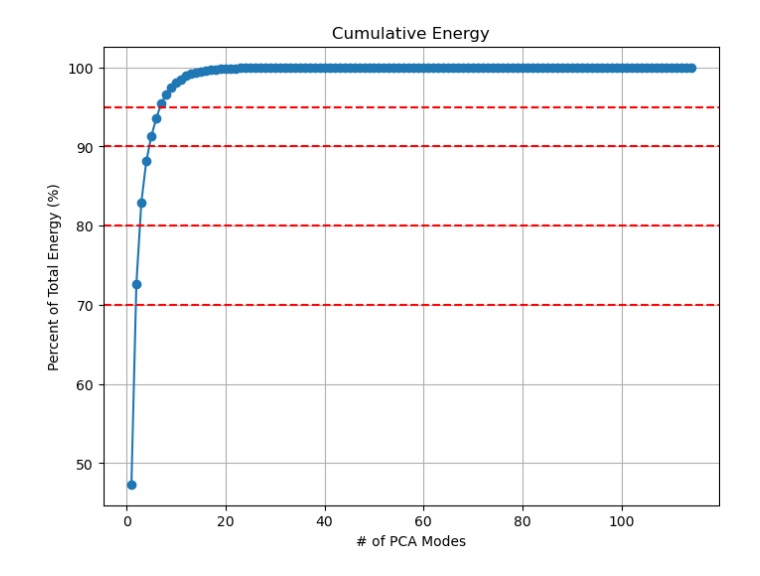
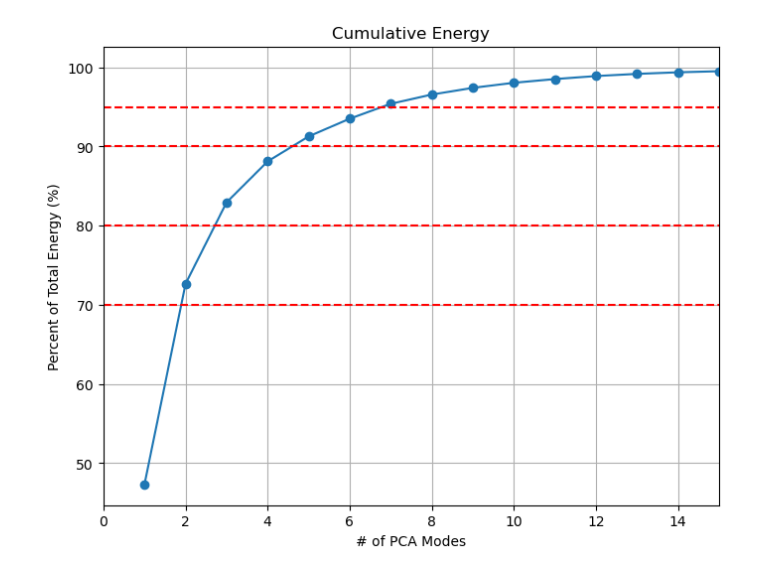
Before and after one commit to jadeglaister/AMATH582, a Jupyter notebook: HW2/hw2_code.ipynb, the cells around one changed output. Saved outputs shown, nothing was run; the diff lists cells and outputs as text; code cells hidden in the pictures.

```diff
--- a/HW2/hw2_code.ipynb
+++ b/HW2/hw2_code.ipynb
@@ -5,18 +7,18 @@ import matplotlib.pyplot as plt
 # %%
-# Import each sample, flatten each sample, put into X_tr (15,11400)
-num_sampertype = 5
-num_types = 3
-num_samples = num_sampertype*num_types
-num_feats = 114
-num_timesteps = 100
+# Import each training sample, put into matrix so X_tr is (114,1500)
+num_sampertype_tr = 5
+num_types_tr = 3
+num_samples_tr = num_sampertype_tr*num_types_tr
+num_feats_tr = 114
+num_timesteps_tr = 100
 #X_tr = np.zeros((num_samples, num_feats*num_timesteps))
-X_tr = np.zeros((num_feats, num_samples*num_timesteps))
+X_tr = np.zeros((num_feats_tr, num_samples_tr*num_timesteps_tr))
 
 types = ['jumping','running','walking']
 s = 0
 for type in types:
-    for i in range(1,6):
+    for i in range(1,num_sampertype_tr+1):
         sample_path = f'/Users/jadeg/Documents/UW/winter/AMATH 582/HW2/Code/hw2data/train/{type}_{i}.npy'
         sample = np.load(sample_path)
-        X_tr[:, s * num_timesteps : (s + 1) * num_timesteps] = sample  # Stack in time direction
+        X_tr[:, s * num_timesteps_tr : (s + 1) * num_timesteps_tr] = sample  # Stack in time direction
         s += 1
@@ -23,38 +49,37 @@ for type in types:
 # %%
-# Task 1, Use sklearn.decomposition to apply PCA
+# Task 1,
 
-# apply PCA with full SVD
-pca = PCA()
-X_pca = pca.fit_transform(X_tr.T) #reduce dimensions
+# pull out singular values to calculate norm
 S = pca.singular_values_
 norm_full = (np.sum(S**2))
 
 # apply PCA with approximation (low rank SVD)
-x = np.arange(1,num_feats+1)
-y = np.zeros(num_feats)
+x = np.arange(1,num_feats_tr+1)
+y = np.zeros(num_feats_tr)
 j = 0
 for n_nodes in x:
     S_n = S[0:n_nodes]
     norm_approx = (np.sum(S_n**2))
     y[j] = (norm_approx/norm_full) * 100
     j+= 1
+
 # plot cumulative energy
 plt.figure(figsize=(8,6))
 
 plt.plot(x,y,'o-')
 plt.grid()
 
 # add lines are percents in problem statement
 percs = [70,80,90,95]
 for perc in percs:
     plt.axhline(y=perc, color='r', linestyle='--')
 
 plt.xlabel('# of PCA Modes')
 
 plt.ylabel('Percent of Total Energy (%)')
 plt.title('Cumulative Energy')
-#plt.xlim([0,15])
-#plt.savefig('/Users/jadeg/Documents/UW/winter/AMATH 582/HW2/ZoomedCumEnergy.png')
-plt.savefig('/Users/jadeg/Documents/UW/winter/AMATH 582/HW2/CumEnergy.png')
+plt.xlim([0,15])
+plt.savefig('/Users/jadeg/Documents/UW/winter/AMATH 582/HW2/ZoomedCumEnergy.png')
+#plt.savefig('/Users/jadeg/Documents/UW/winter/AMATH 582/HW2/CumEnergy.png')
 # %% [output]
-[figure, old version]
+[figure, new version]
```
Also changed, not shown: parts of 18 cells of this notebook, 14 other files.
